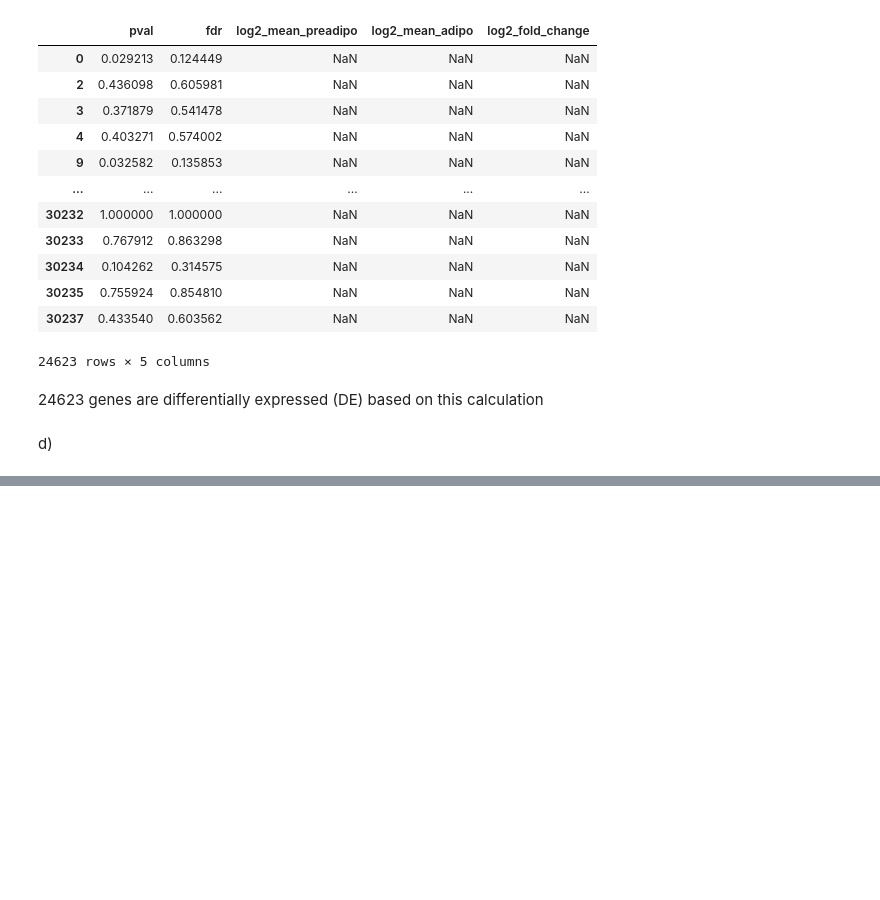
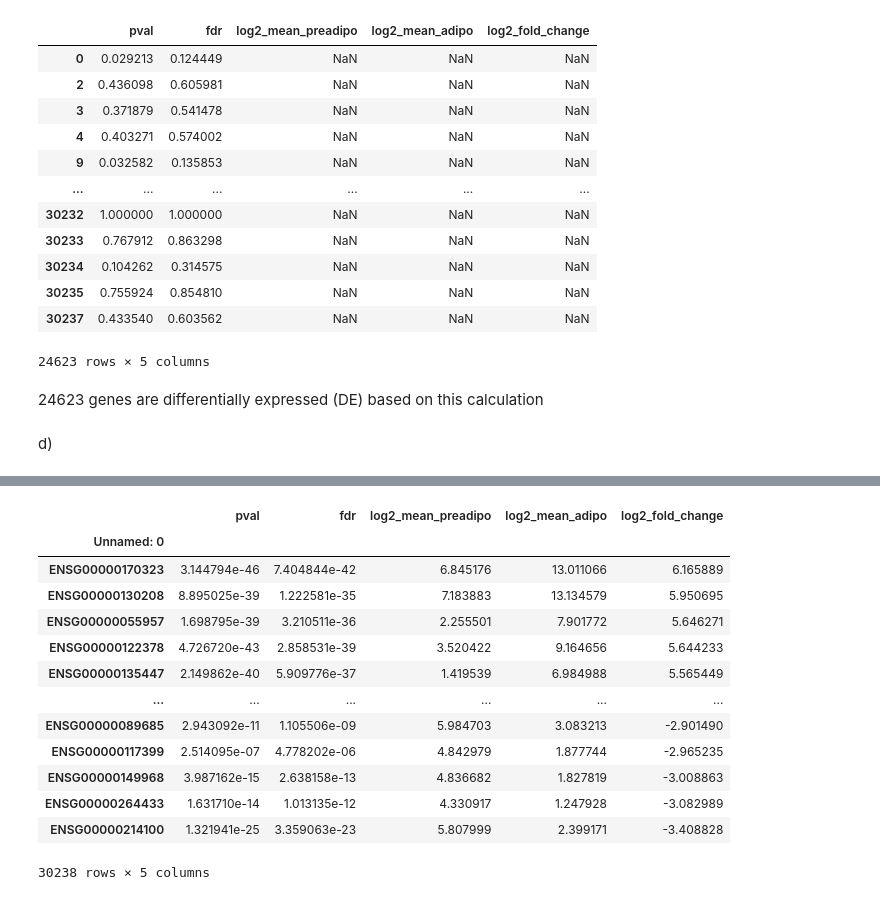
Before and after one commit to CamilleChallier/Transcriptomics_project, a Jupyter notebook: wesley.ipynb, the cells around one changed output, grey strips where cells are left out. Drawn from its saved outputs; the diff is of its cells as text; code cells hidden in the pictures; blank space fills up the shorter version.

```diff
--- a/wesley.ipynb
+++ b/wesley.ipynb
@@ -381,0 +426,18 @@ d)
+# %%
+de_results.sort_values('log2_fold_change', ascending=False, inplace=True)
+de_results
+# %% [output]
+|  | pval | fdr | log2_mean_preadipo | log2_mean_adipo | log2_fold_change |
+| Unnamed: 0 |  |  |  |  |  |
+| ENSG00000170323 | 3.144794e-46 | 7.404844e-42 | 6.845176 | 13.011066 | 6.165889 |
+| ENSG00000130208 | 8.895025e-39 | 1.222581e-35 | 7.183883 | 13.134579 | 5.950695 |
+| ENSG00000055957 | 1.698795e-39 | 3.210511e-36 | 2.255501 | 7.901772 | 5.646271 |
+| ENSG00000122378 | 4.726720e-43 | 2.858531e-39 | 3.520422 | 9.164656 | 5.644233 |
+| ENSG00000135447 | 2.149862e-40 | 5.909776e-37 | 1.419539 | 6.984988 | 5.565449 |
+| ... | ... | ... | ... | ... | ... |
+| ENSG00000089685 | 2.943092e-11 | 1.105506e-09 | 5.984703 | 3.083213 | -2.901490 |
+| ENSG00000117399 | 2.514095e-07 | 4.778202e-06 | 4.842979 | 1.877744 | -2.965235 |
+| ENSG00000149968 | 3.987162e-15 | 2.638158e-13 | 4.836682 | 1.827819 | -3.008863 |
+| ENSG00000264433 | 1.631710e-14 | 1.013135e-12 | 4.330917 | 1.247928 | -3.082989 |
+| ENSG00000214100 | 1.321941e-25 | 3.359063e-23 | 5.807999 | 2.399171 | -3.408828 |
+30238 rows × 5 columns
```
Also changed, not shown: parts of 7 cells of this notebook.
